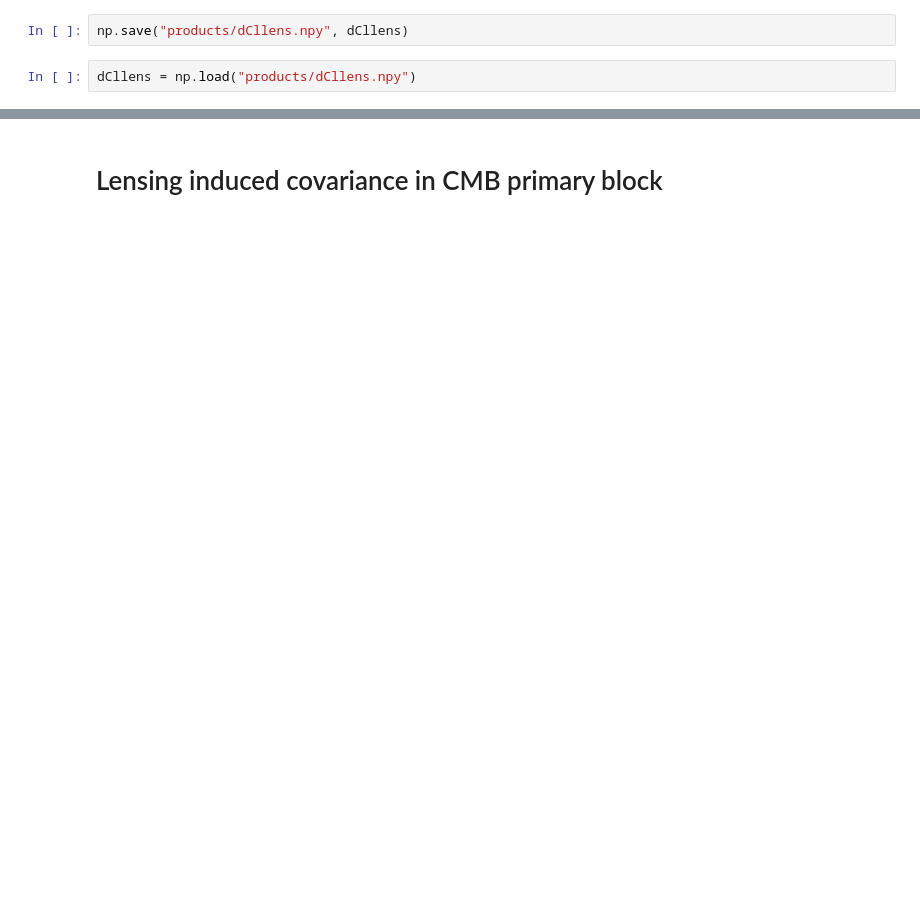
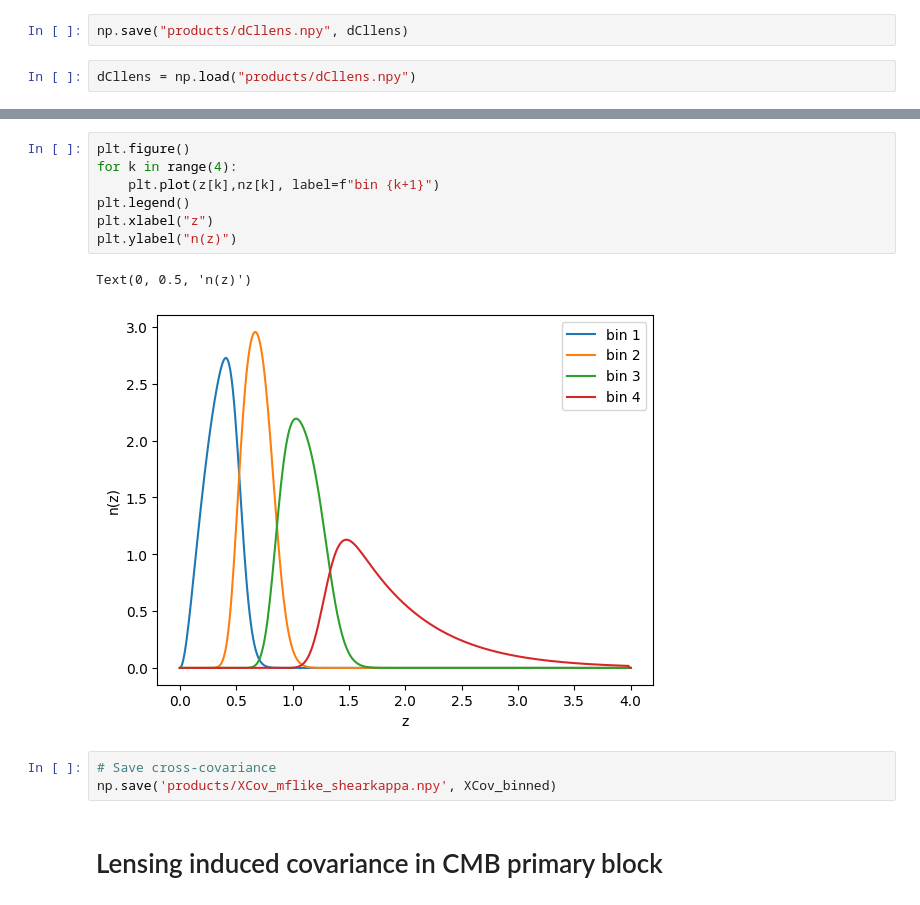
Before and after one commit to simonsobs/SOLikeT, a Jupyter notebook: notebooks/dev/cross_cov/create_cross_covariance.ipynb, the cells around one changed output, grey strips where cells are left out. Drawn from its saved outputs; the diff is of its cells as text; blank space fills up the shorter version.

```diff
--- a/notebooks/dev/cross_cov/create_cross_covariance.ipynb
+++ b/notebooks/dev/cross_cov/create_cross_covariance.ipynb
@@ -137,3 +323,16 @@ np.save('products/XCov.npy', XCov_binned)
+# %%
+plt.figure()
+for k in range(4):
+    plt.plot(z[k],nz[k], label=f"bin {k+1}")
+plt.legend()
+plt.xlabel("z")
+plt.ylabel("n(z)")
+# %% [output]
+Text(0, 0.5, 'n(z)')
+[figure, added]
+# %%
+# Save cross-covariance
+np.save('products/XCov_mflike_shearkappa.npy', XCov_binned)
 # %% [markdown]
 # Lensing induced covariance in CMB primary block
 # %%
```
Also changed, not shown: parts of 27 cells of this notebook.
